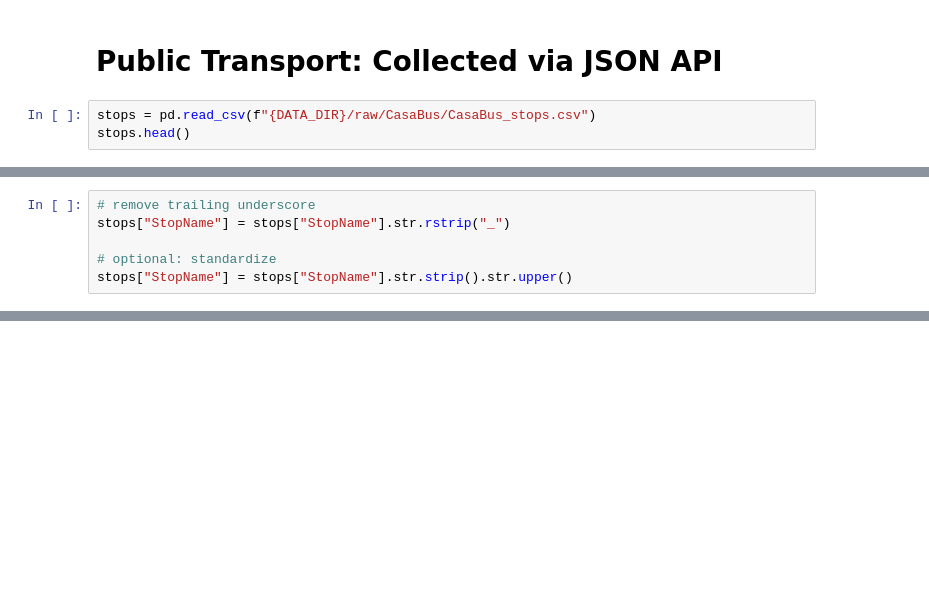
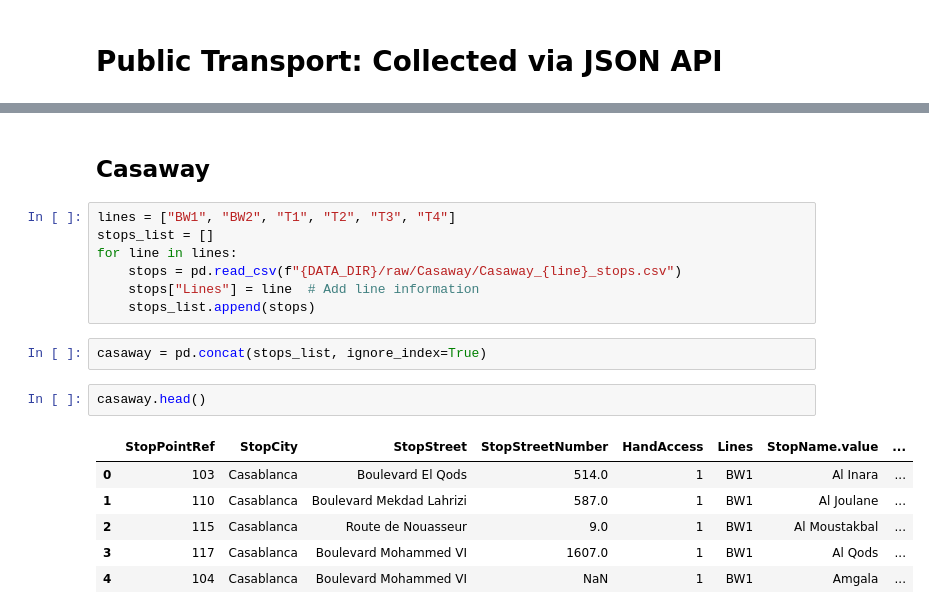
Before and after one commit to afkk25/capstone_repo, a Jupyter notebook: notebooks/02_data_preprocessing.ipynb, the cells around one changed output, grey strips where cells are left out. Drawn from its saved outputs; the diff is of its cells as text; blank space fills up the shorter version.

```diff
--- a/notebooks/02_data_preprocessing.ipynb
+++ b/notebooks/02_data_preprocessing.ipynb
@@ -282,5 +167,2 @@ df_casa.head()
 # %% [markdown]
 # Public Transport: Collected via JSON API
-# %%
-stops = pd.read_csv(f"{DATA_DIR}/raw/CasaBus/CasaBus_stops.csv")
-stops.head()
@@ -294,6 +168,0 @@ stops.head()
-# %%
-# remove trailing underscore
-stops["StopName"] = stops["StopName"].str.rstrip("_")
-
-# optional: standardize
-stops["StopName"] = stops["StopName"].str.strip().str.upper()
@@ -340,0 +242,20 @@ save_clean_data(stops_cleaned, stops_gdf, "CasaBus_stops")
+# %% [markdown]
+## Casaway
+# %%
+lines = ["BW1", "BW2", "T1", "T2", "T3", "T4"]
+stops_list = []
+for line in lines:
+    stops = pd.read_csv(f"{DATA_DIR}/raw/Casaway/Casaway_{line}_stops.csv")
+    stops["Lines"] = line  # Add line information
+    stops_list.append(stops)
+# %%
+casaway = pd.concat(stops_list, ignore_index=True)
+# %%
+casaway.head()
+# %% [output]
+|  | StopPointRef | StopCity | StopStreet | StopStreetNumber | HandAccess | Lines | StopName.value | ... |
+| 0 | 103 | Casablanca | Boulevard El Qods | 514.0 | 1 | BW1 | Al Inara | ... |
+| 1 | 110 | Casablanca | Boulevard Mekdad Lahrizi | 587.0 | 1 | BW1 | Al Joulane | ... |
+| 2 | 115 | Casablanca | Route de Nouasseur | 9.0 | 1 | BW1 | Al Moustakbal | ... |
+| 3 | 117 | Casablanca | Boulevard Mohammed VI | 1607.0 | 1 | BW1 | Al Qods | ... |
+| 4 | 104 | Casablanca | Boulevard Mohammed VI | NaN | 1 | BW1 | Amgala | ... |
```
Also changed, not shown: parts of 95 cells of this notebook, 6 other files.
